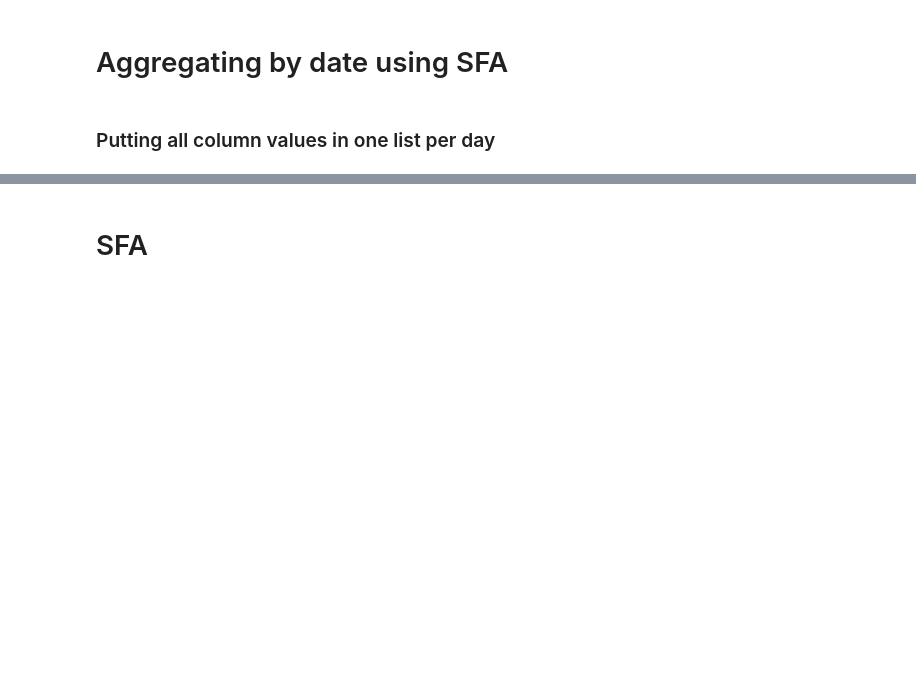
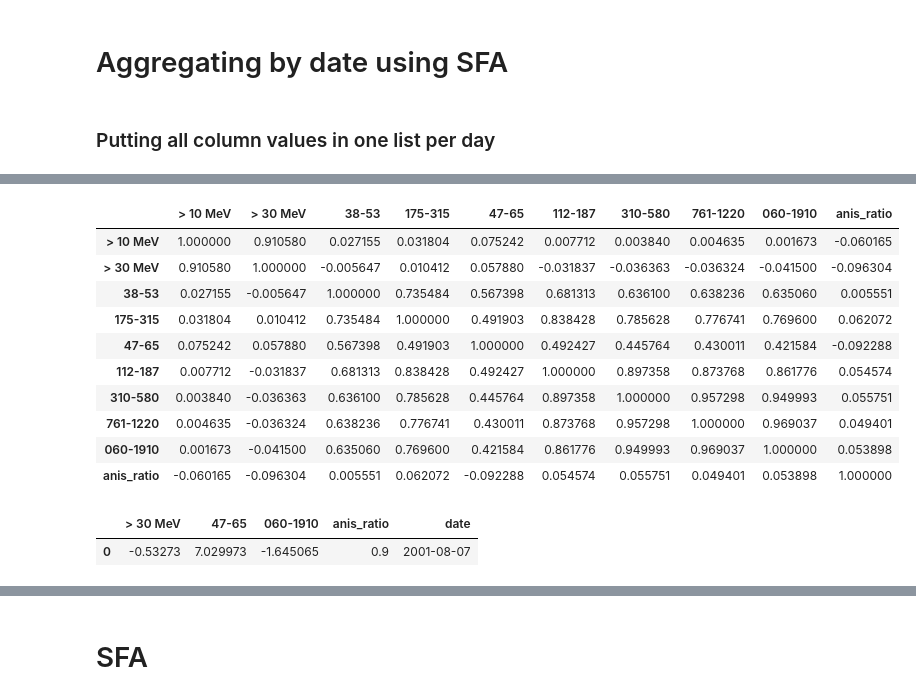
Before and after one commit to backspacer303/naucno-izracunavanje-projekat-2022, a Jupyter notebook: aggregating.ipynb, the cells around one changed output, grey strips where cells are left out. Saved outputs shown, nothing was run; the diff lists cells and outputs as text; code cells hidden in the pictures; blank space fills up the shorter version.

```diff
--- a/aggregating.ipynb
+++ b/aggregating.ipynb
@@ -10,20 +17,20 @@ from datetime import datetime
 # %%
-epam = pd.read_csv('epam_clean.csv')
+epam = pd.read_csv('../data/epam_clean.csv')
 epam.drop(axis=1, columns=['Unnamed: 0'], inplace=True)
 epam['timestamp'] =  pd.to_datetime(epam.datetime, format='%Y-%m-%d %H:%M:%S')
 epam['date'] = epam.timestamp.dt.date
 
-swepam = pd.read_csv('swepam_clean.csv')
+swepam = pd.read_csv('../data/swepam_clean.csv')
 swepam.drop(axis=1, columns=['Unnamed: 0'], inplace=True)
 swepam['timestamp'] =  pd.to_datetime(swepam.datetime, format='%Y-%m-%d %H:%M:%S')
 swepam['date'] = swepam.timestamp.dt.date
 
-mag = pd.read_csv('mag_clean.csv')
+mag = pd.read_csv('../data/mag_clean.csv')
 mag.drop(axis=1, columns=['Unnamed: 0'], inplace=True)
 mag['timestamp'] =  pd.to_datetime(mag.datetime, format='%Y-%m-%d %H:%M:%S')
 mag['date'] = mag.timestamp.dt.date
 
-sis = pd.read_csv('sis_clean.csv')
+sis = pd.read_csv('../data/sis_clean.csv')
 sis.drop(axis=1, columns=['Unnamed: 0'], inplace=True)
 sis['timestamp'] =  pd.to_datetime(sis.datetime, format='%Y-%m-%d %H:%M:%S')
 sis['date'] = sis.timestamp.dt.date
@@ -29,0 +49,5 @@ sis['date'] = sis.timestamp.dt.date
+# %%
+epam_wanted_columns = ['38-53', '175-315', '47-65', '112-187', '310-580',
+                       '761-1220', '060-1910', 'anis_ratio', 'date']
+epam[epam_wanted_columns[:-2]] = epam[epam_wanted_columns[:-2]].apply(lambda x: do_log(x))
+epam.describe()
@@ -29,0 +115,4 @@ sis['date'] = sis.timestamp.dt.date
+# %%
+sis_wanted_columns = ['> 10 MeV', '> 30 MeV', 'date']
+sis[sis_wanted_columns[:-1]] = sis[sis_wanted_columns[:-1]].apply(lambda x: do_log(x))
+sis.describe()
@@ -69,0 +133,24 @@ sis_listed.set_index(pd.DatetimeIndex(sis_listed.index), inplace=True)
+# %%
+resM = pd.concat([sis[sis_wanted_columns[:-1]], epam[epam_wanted_columns]], axis=1, join="inner")
+resV = pd.concat([mag[mag_wanted_columns[:-1]], swepam[swepam_wanted_columns]], axis=1, join="inner")
+# %%
+resM.corr()
+# > 10 MeV, 38-53, 175-315, 112-187, 310-580, 761-1220
+# %% [output]
+|  | > 10 MeV | > 30 MeV | 38-53 | 175-315 | 47-65 | 112-187 | 310-580 | 761-1220 | 060-1910 | anis_ratio |
+| > 10 MeV | 1.000000 | 0.910580 | 0.027155 | 0.031804 | 0.075242 | 0.007712 | 0.003840 | 0.004635 | 0.001673 | -0.060165 |
+| > 30 MeV | 0.910580 | 1.000000 | -0.005647 | 0.010412 | 0.057880 | -0.031837 | -0.036363 | -0.036324 | -0.041500 | -0.096304 |
+| 38-53 | 0.027155 | -0.005647 | 1.000000 | 0.735484 | 0.567398 | 0.681313 | 0.636100 | 0.638236 | 0.635060 | 0.005551 |
+| 175-315 | 0.031804 | 0.010412 | 0.735484 | 1.000000 | 0.491903 | 0.838428 | 0.785628 | 0.776741 | 0.769600 | 0.062072 |
+| 47-65 | 0.075242 | 0.057880 | 0.567398 | 0.491903 | 1.000000 | 0.492427 | 0.445764 | 0.430011 | 0.421584 | -0.092288 |
+| 112-187 | 0.007712 | -0.031837 | 0.681313 | 0.838428 | 0.492427 | 1.000000 | 0.897358 | 0.873768 | 0.861776 | 0.054574 |
+| 310-580 | 0.003840 | -0.036363 | 0.636100 | 0.785628 | 0.445764 | 0.897358 | 1.000000 | 0.957298 | 0.949993 | 0.055751 |
+| 761-1220 | 0.004635 | -0.036324 | 0.638236 | 0.776741 | 0.430011 | 0.873768 | 0.957298 | 1.000000 | 0.969037 | 0.049401 |
+| 060-1910 | 0.001673 | -0.041500 | 0.635060 | 0.769600 | 0.421584 | 0.861776 | 0.949993 | 0.969037 | 1.000000 | 0.053898 |
+| anis_ratio | -0.060165 | -0.096304 | 0.005551 | 0.062072 | -0.092288 | 0.054574 | 0.055751 | 0.049401 | 0.053898 | 1.000000 |
+# %%
+resM.drop(["> 10 MeV", "38-53", "175-315", "112-187", "310-580", "761-1220"], axis=1, inplace=True)
+resM.head(1)
+# %% [output]
+|  | > 30 MeV | 47-65 | 060-1910 | anis_ratio | date |
+| 0 | -0.53273 | 7.029973 | -1.645065 | 0.9 | 2001-08-07 |
```
Also changed, not shown: parts of 33 cells of this notebook.
